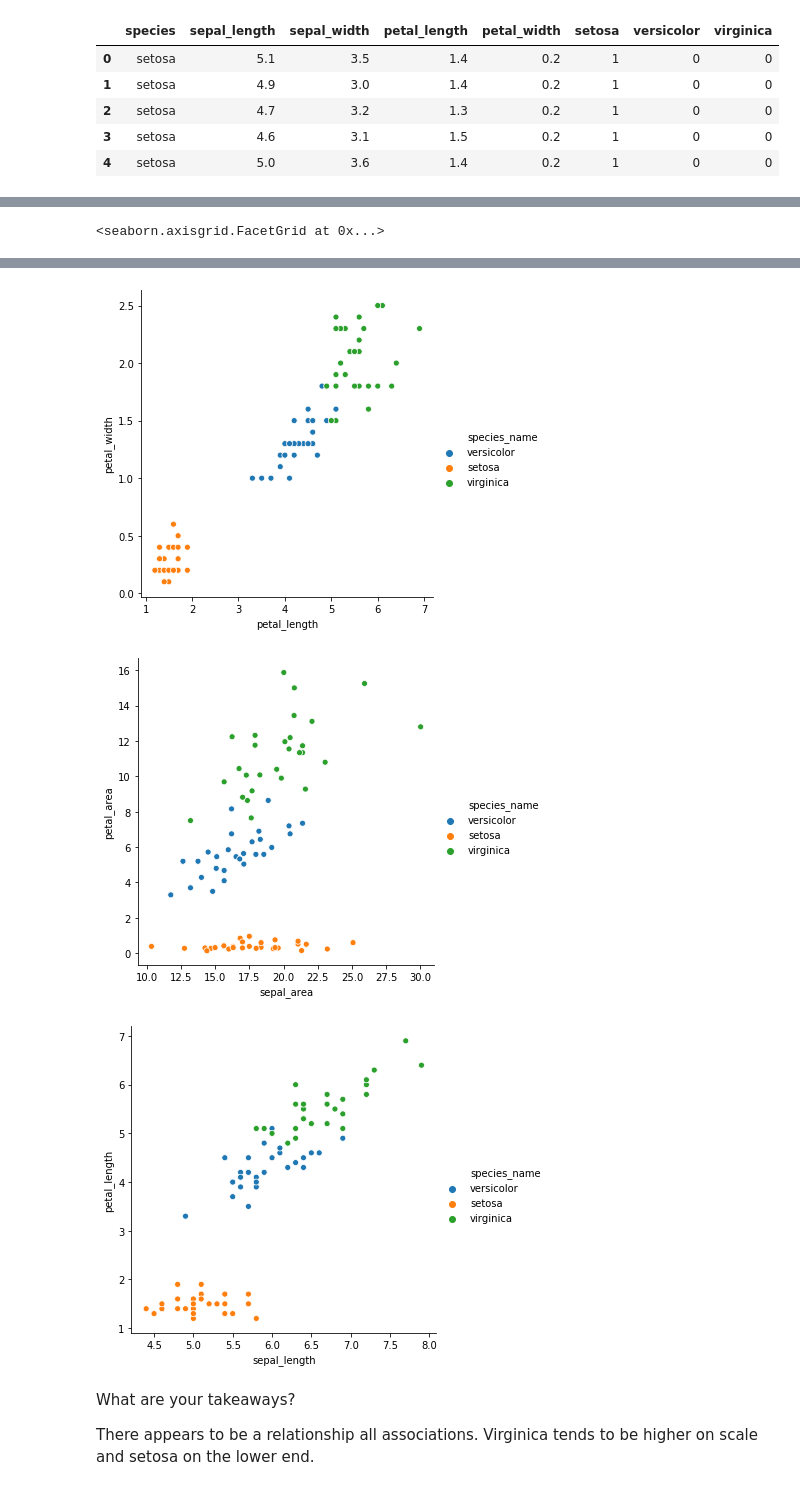
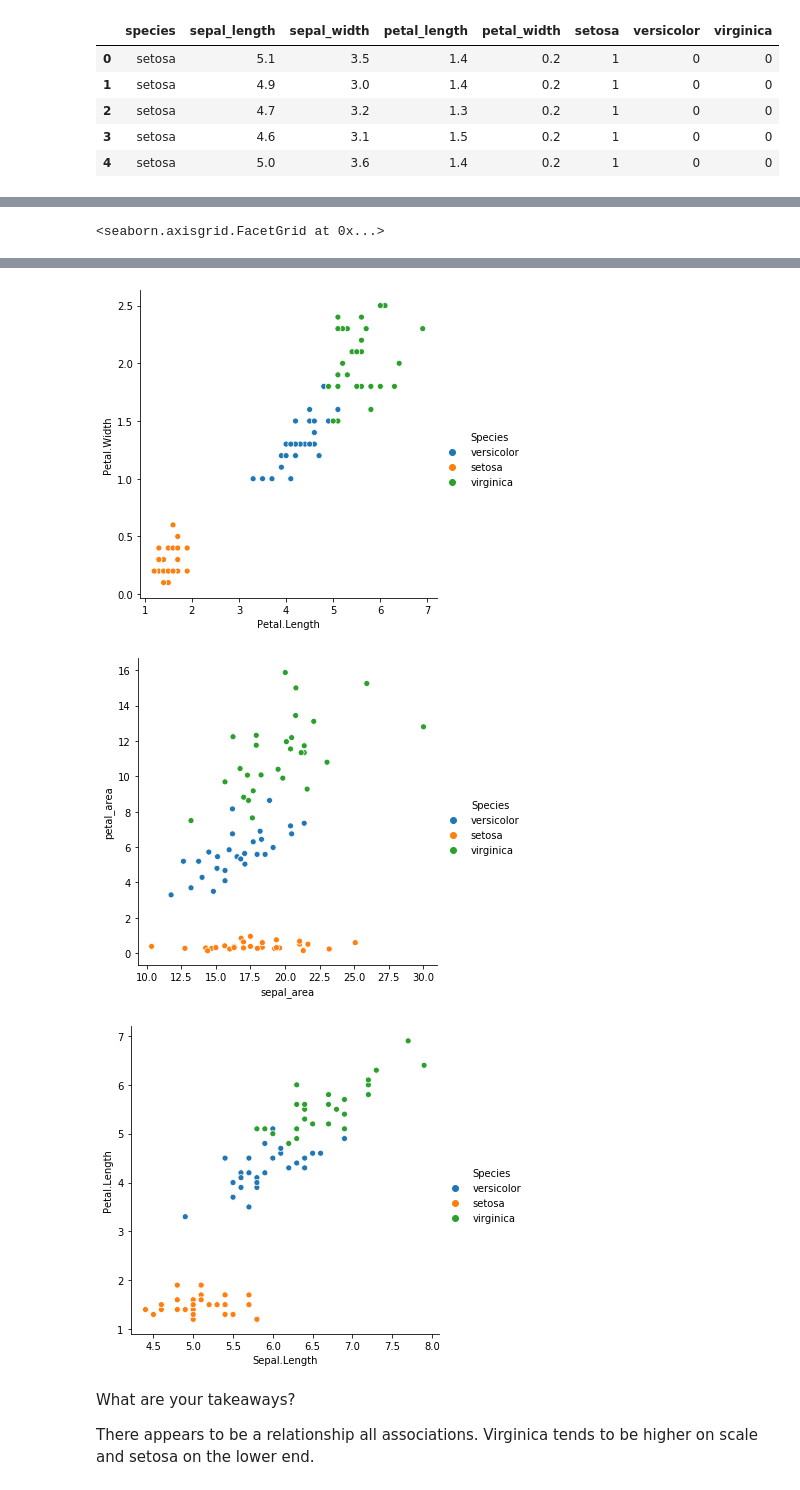
Before and after one commit to matt-c-knight/classification-exercises, a Jupyter notebook: classification_exercises.ipynb, the cells around one changed output, grey strips where cells are left out. Drawn from its saved outputs; the diff is of its cells as text; code cells hidden in the pictures.

Commit message:
working on train iris

```diff
--- a/classification_exercises.ipynb
+++ b/classification_exercises.ipynb
@@ -602,5 +547,3 @@ def iris_split(df):
     return train, validate, test
 # %%
 train, validate, test = iris_split(iris)
-# %%
-train = train[['species_name', 'sepal_length', 'sepal_width', 'petal_length', 'petal_width']]
@@ -607,3 +574,5 @@ train = train[['species_name', 'sepal_length', 'sepal_width', 'petal_length', 'p
+# %%
+train = train[['Species', 'Sepal.Length', 'Sepal.Width', 'Petal.Length', 'Petal.Width']]
 # %%
 train
 # %% [output]
@@ -695,17 +661,17 @@ sns.swarmplot(data=train_melt, y='measurement', x='name', hue='species_name')
 # %%
-train['sepal_area'] = train.sepal_length * train.sepal_width
+train['sepal_area'] = train['Sepal.Length'] * train['Sepal.Width']
 # %%
-train['petal_area'] = train.petal_length * train.petal_width
+train['petal_area'] = train['Petal.Length'] * train['Petal.Width']
 # %%
 
 
 
-sns.relplot(x='sepal_length', y='sepal_width', hue="species_name",data=train)
+sns.relplot(x='Sepal.Length', y='Sepal.Width', hue="Species",data=train)
 
-sns.relplot(x='petal_length', y='petal_width', hue="species_name",data=train)
+sns.relplot(x='Petal.Length', y='Petal.Width', hue="Species",data=train)
 
-sns.relplot(x='sepal_area', y='petal_area', hue="species_name",data=train)
+sns.relplot(x='sepal_area', y='petal_area', hue="Species",data=train)
 
-sns.relplot(x='sepal_length', y='petal_length', hue="species_name",data=train)
+sns.relplot(x='Sepal.Length', y='Petal.Length', hue="Species",data=train)
 # %% [output]
 <seaborn.axisgrid.FacetGrid at 0x...>
@@ -713,6 +679,6 @@ sns.relplot(x='sepal_length', y='petal_length', hue="species_name",data=train)
-[figure, old version]
+[figure, new version]
-[figure, old version]
+[figure, new version]
-[figure, old version]
+[figure, new version]
 # %% [markdown]
 What are your takeaways?
 
```
Also changed, not shown: parts of 27 cells of this notebook.
